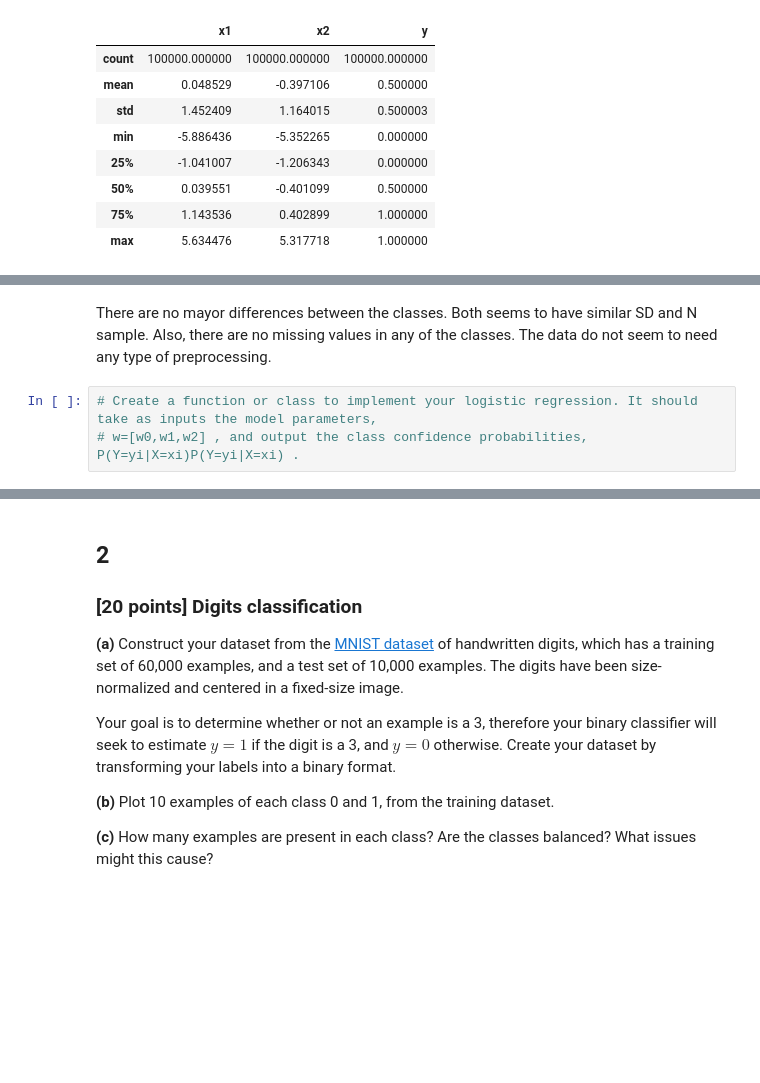
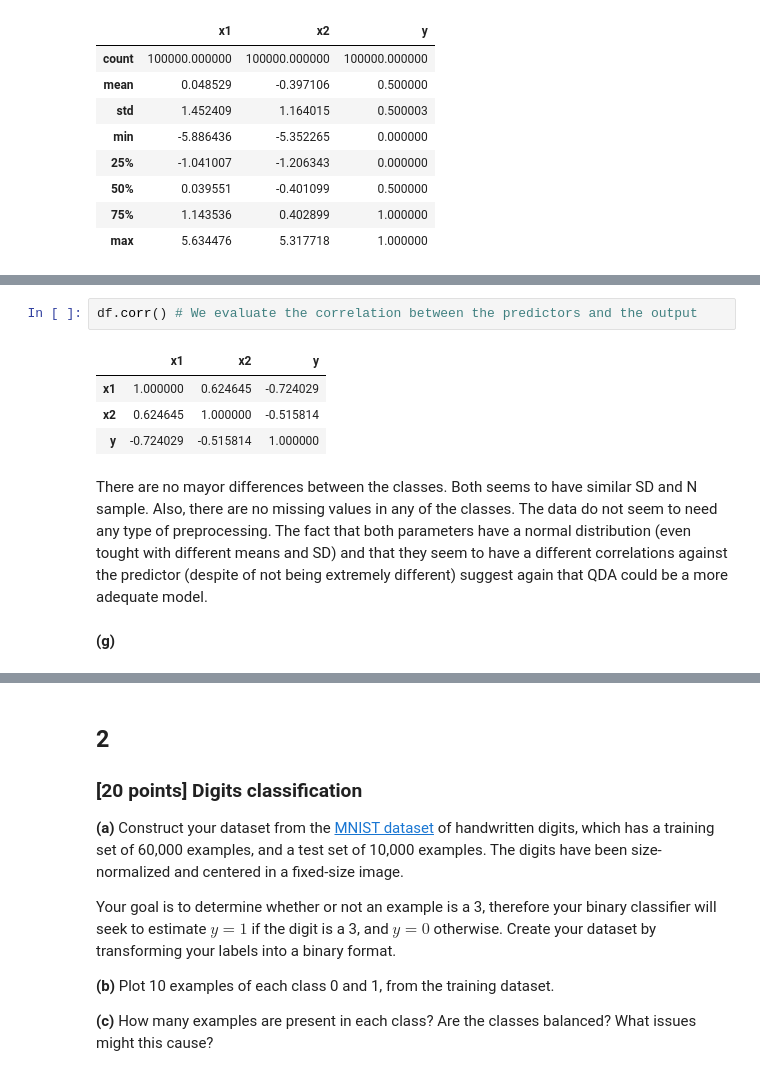
Before and after one commit to joaquinmenendez/machine-learning-course, a Jupyter notebook: Assignment_3/Assignment 3.ipynb, the cells around one changed output, grey strips where cells are left out. Drawn from its saved outputs; the diff is of its cells as text; blank space fills up the shorter version.

Commit message:
new functions

```diff
--- a/Assignment_3/Assignment 3.ipynb
+++ b/Assignment_3/Assignment 3.ipynb
@@ -157,5 +173,11 @@ memory usage: 2.3 MB
+# %%
+df.corr() # We evaluate the correlation between the predictors and the output
+# %% [output]
+|  | x1 | x2 | y |
+| x1 | 1.000000 | 0.624645 | -0.724029 |
+| x2 | 0.624645 | 1.000000 | -0.515814 |
+| y | -0.724029 | -0.515814 | 1.000000 |
 # %% [markdown]
-There are no mayor differences between the classes. Both seems to have similar SD and N sample. Also, there are no missing values in any of the classes. The data do not seem to need any type of preprocessing.
+There are no mayor differences between the classes. Both seems to have similar SD and N sample. Also, there are no missing values in any of the classes. The data do not seem to need any type of preprocessing. The fact that both parameters have a normal distribution (even tought with different means and SD) and that they seem to have a different correlations against the predictor (despite of not being extremely different) suggest again that QDA could be a more adequate model.
-# %%
-# Create a function or class to implement your logistic regression. It should take as inputs the model parameters,
-# w=[w0,w1,w2] , and output the class confidence probabilities,  P(Y=yi|X=xi)P(Y=yi|X=xi) .
+# %% [markdown]
+**(g)**
```
Also changed, not shown: parts of 27 cells of this notebook.
